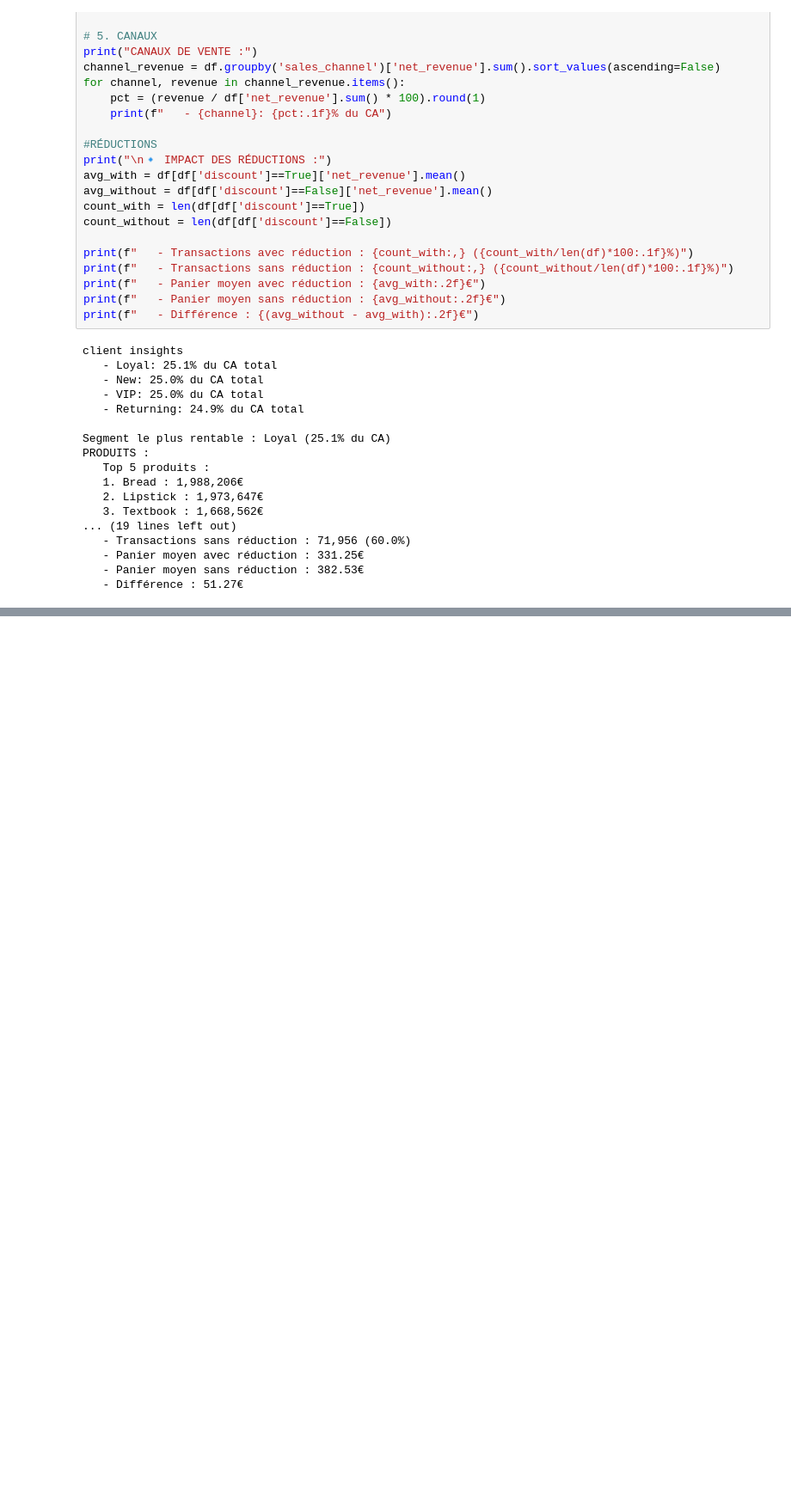
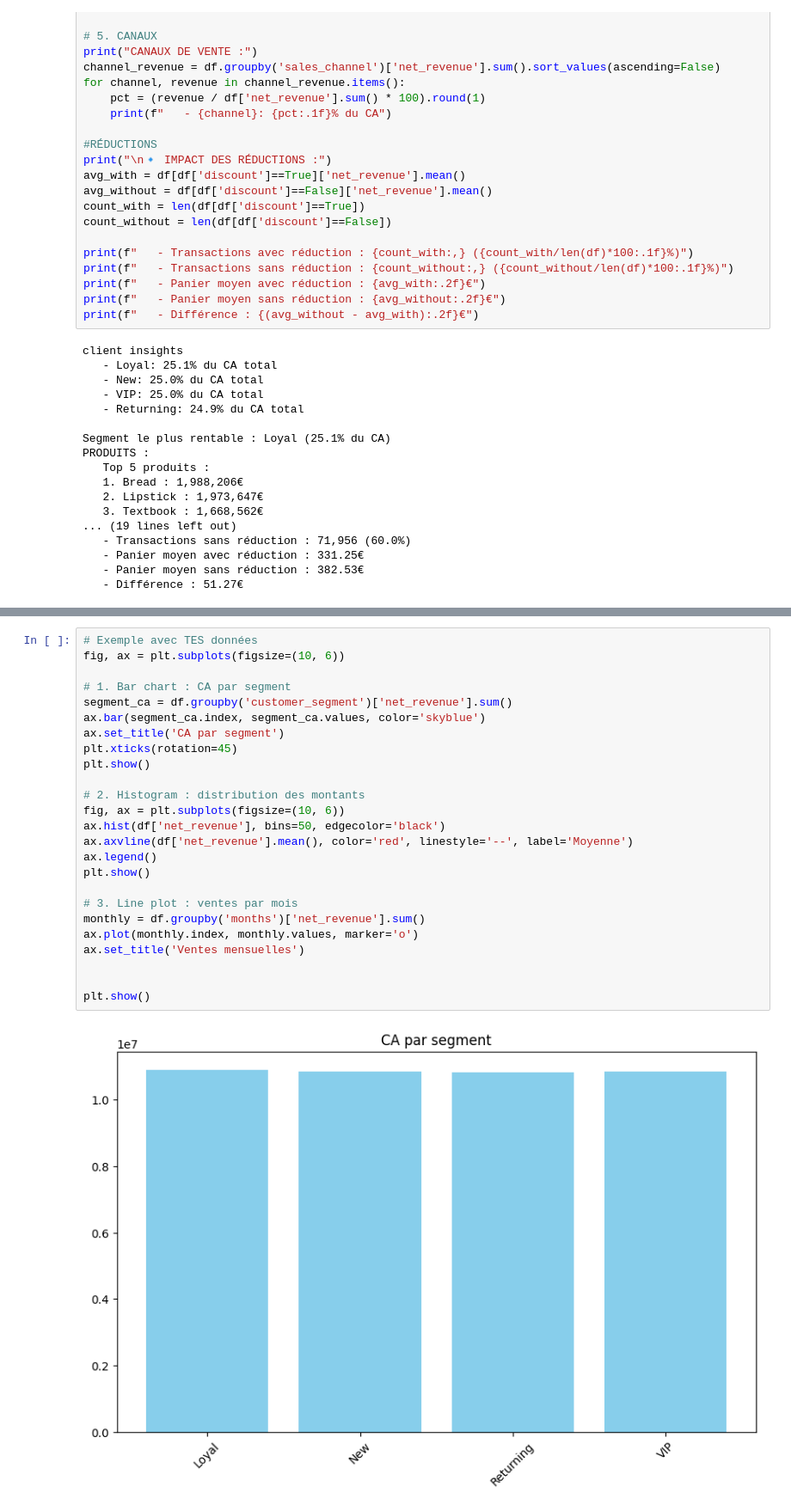
Before and after one commit to Yatarox/sales-dashboard-bi-python, a Jupyter notebook: notebooks/01_eda.ipynb, the cells around one changed output, grey strips where cells are left out. Shown at 86% size. Saved outputs shown, nothing was run; the diff lists cells and outputs as text; blank space fills up the shorter version.

Commit message:
feat: complete EDA with segment and RFM analysis

```diff
--- a/notebooks/01_eda.ipynb
+++ b/notebooks/01_eda.ipynb
@@ -363,0 +360,27 @@ TypeError: unhashable type: 'Index'
+# %%
+# Exemple avec TES données
+fig, ax = plt.subplots(figsize=(10, 6))
+
+# 1. Bar chart : CA par segment
+segment_ca = df.groupby('customer_segment')['net_revenue'].sum()
+ax.bar(segment_ca.index, segment_ca.values, color='skyblue')
+ax.set_title('CA par segment')
+plt.xticks(rotation=45)
+plt.show()
+
+# 2. Histogram : distribution des montants
+fig, ax = plt.subplots(figsize=(10, 6))
+ax.hist(df['net_revenue'], bins=50, edgecolor='black')
+ax.axvline(df['net_revenue'].mean(), color='red', linestyle='--', label='Moyenne')
+ax.legend()
+plt.show()
+
+# 3. Line plot : ventes par mois
+monthly = df.groupby('months')['net_revenue'].sum()
+ax.plot(monthly.index, monthly.values, marker='o')
+ax.set_title('Ventes mensuelles')
+
+
+plt.show()
+# %% [output]
+[figure, added]
```
Also changed, not shown: parts of 14 cells of this notebook.
